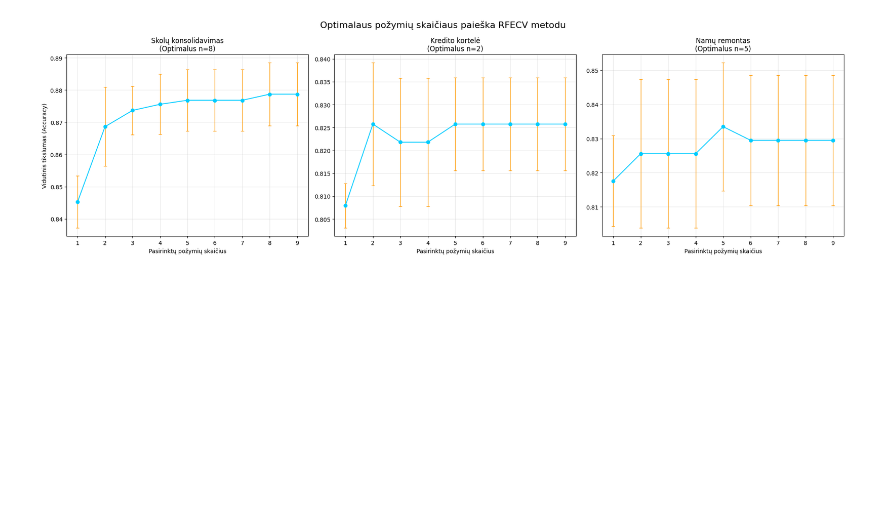
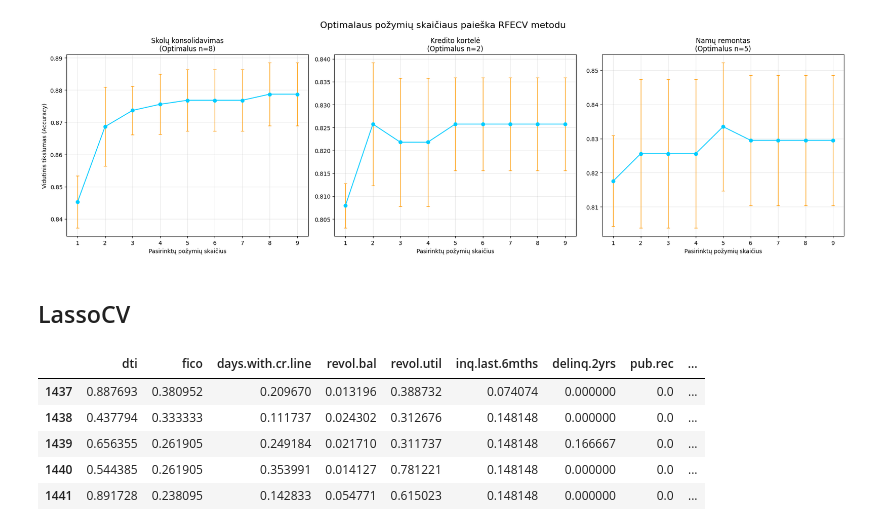
Before and after one commit to EvelinaDu/Papildomi_duomenu_vizualizavimo_skyriai, a Jupyter notebook: 3_laboratorinis/main.ipynb, the cells around one changed output. Drawn from its saved outputs; the diff is of its cells as text; code cells hidden in the pictures; blank space fills up the shorter version.

```diff
--- a/3_laboratorinis/main.ipynb
+++ b/3_laboratorinis/main.ipynb
@@ -174,3 +176,14 @@ Namų remontas:
 Optimalus požymių skaičius: 5
 Geriausi požymiai: ['dti', 'fico', 'days.with.cr.line', 'revol.bal', 'inq.last.6mths']
 [figure]
+# %% [markdown]
+## LassoCV
+# %%
+debt_consolidation_data.head()
+# %% [output]
+|  | dti | fico | days.with.cr.line | revol.bal | revol.util | inq.last.6mths | delinq.2yrs | pub.rec | ... |
+| 1437 | 0.887693 | 0.380952 | 0.209670 | 0.013196 | 0.388732 | 0.074074 | 0.000000 | 0.0 | ... |
+| 1438 | 0.437794 | 0.333333 | 0.111737 | 0.024302 | 0.312676 | 0.148148 | 0.000000 | 0.0 | ... |
+| 1439 | 0.656355 | 0.261905 | 0.249184 | 0.021710 | 0.311737 | 0.148148 | 0.166667 | 0.0 | ... |
+| 1440 | 0.544385 | 0.261905 | 0.353991 | 0.014127 | 0.781221 | 0.148148 | 0.000000 | 0.0 | ... |
+| 1441 | 0.891728 | 0.238095 | 0.142833 | 0.054771 | 0.615023 | 0.148148 | 0.000000 | 0.0 | ... |
```
Also changed, not shown: parts of 4 cells of this notebook, 3 other files.
